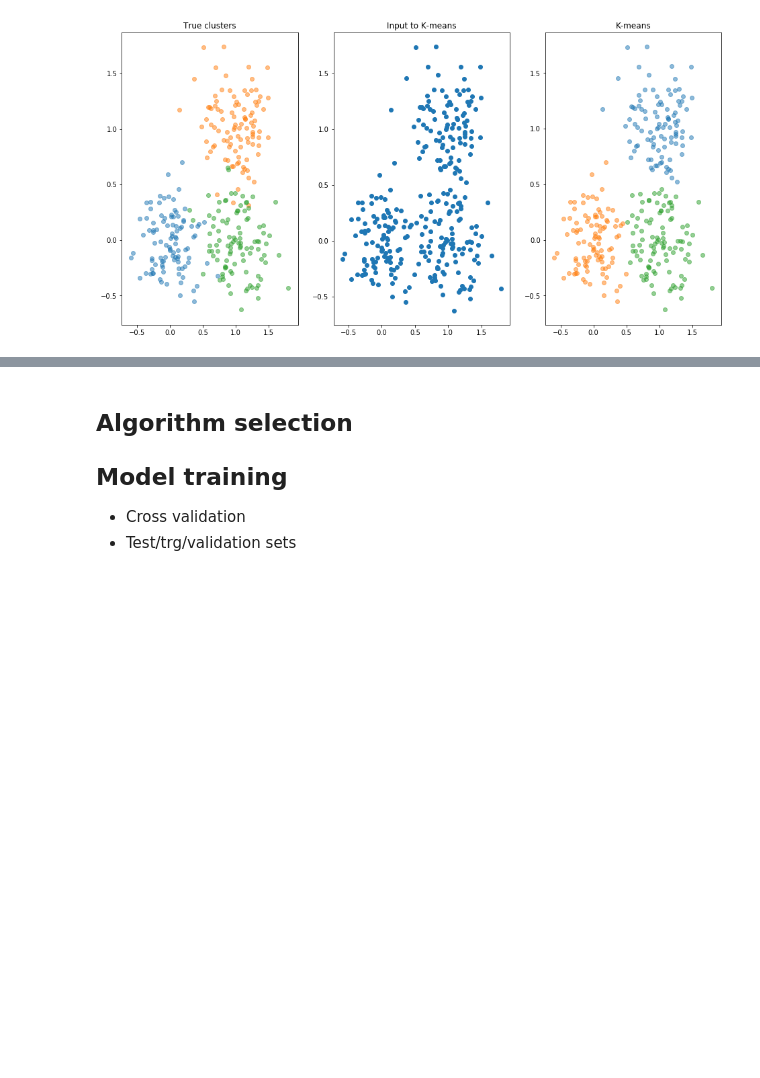
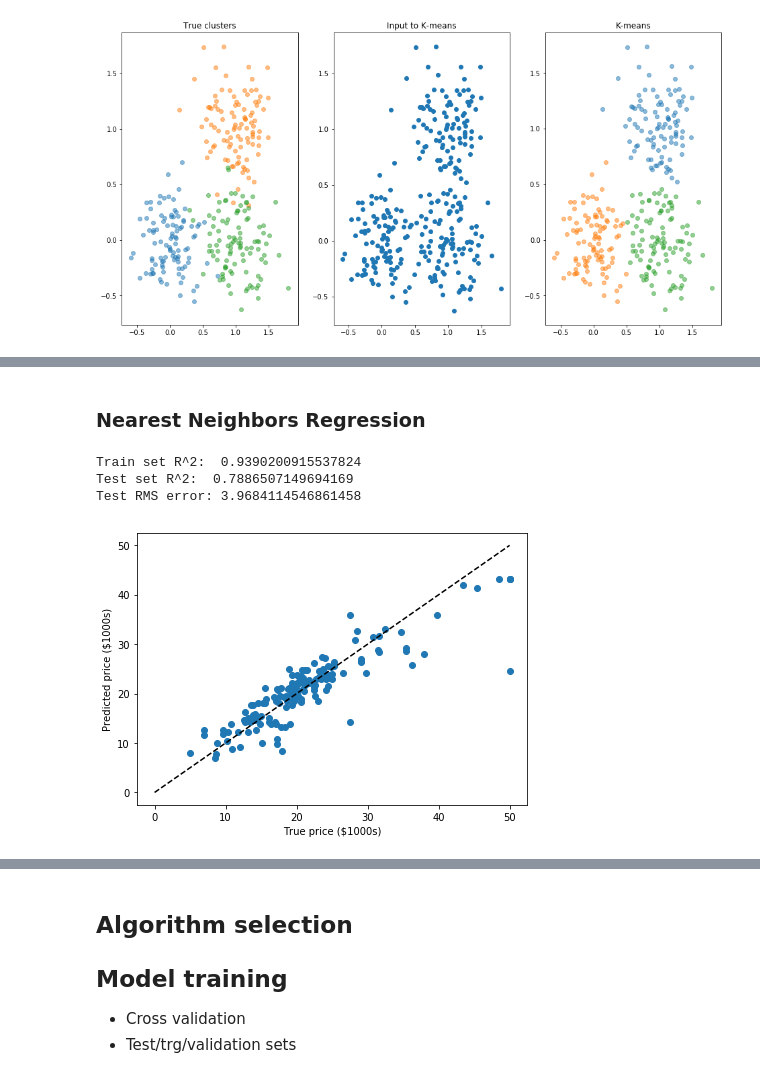
Before and after one commit to tjs23/python_ml_course, a Jupyter notebook: LMB_Python_Machine_Learning.ipynb, the cells around one changed output, grey strips where cells are left out. Cells and saved outputs as stored; diff of their text form; code cells hidden in the pictures; blank space fills up the shorter version.

```diff
--- a/LMB_Python_Machine_Learning.ipynb
+++ b/LMB_Python_Machine_Learning.ipynb
@@ -886,0 +943,25 @@ plt.show()
+# %% [markdown]
+### Nearest Neighbors Regression
+# %%
+from sklearn.neighbors import KNeighborsRegressor
+
+knr = KNeighborsRegressor(n_neighbors=2).fit(X_train, y_train)
+
+predicted = knr.predict(X_test)
+expected = y_test
+
+print("Train set R^2: ", knr.score(X_train, y_train))
+print("Test set R^2: ", knr.score(X_test, y_test))
+print("Test RMS error: %r " % np.sqrt(np.mean((predicted - expected) ** 2)))
+
+plt.figure(figsize=(7,5))
+plt.scatter(expected, predicted)
+plt.plot([0, 50], [0, 50], '--k')
+plt.xlabel('True price ($1000s)')
+plt.ylabel('Predicted price ($1000s)')
+plt.show()
+# %% [output]
+Train set R^2:  0.9390200915537824
+Test set R^2:  0.7886507149694169
+Test RMS error: 3.9684114546861458
+[figure, added]
```
Also changed, not shown: parts of 15 cells of this notebook.
